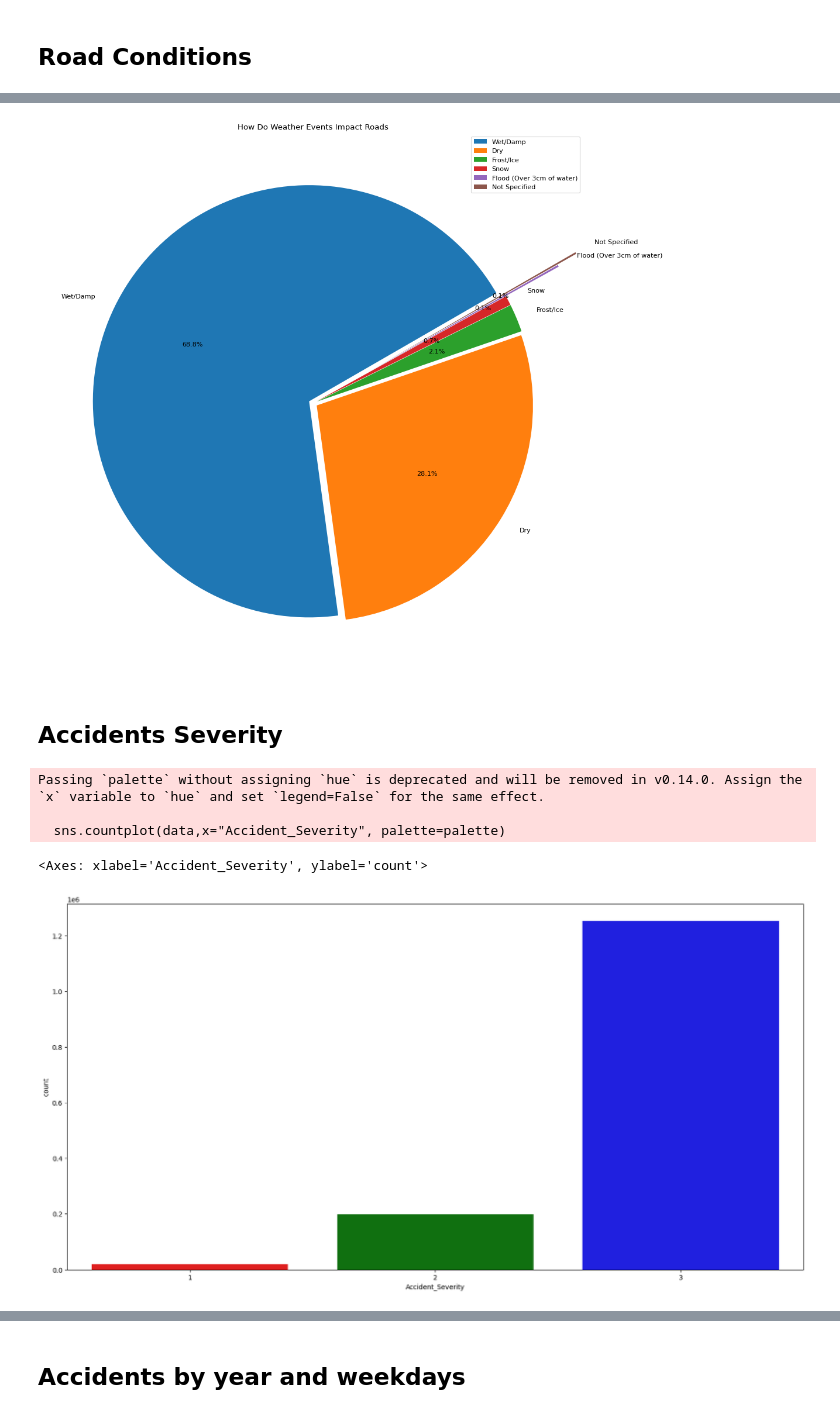
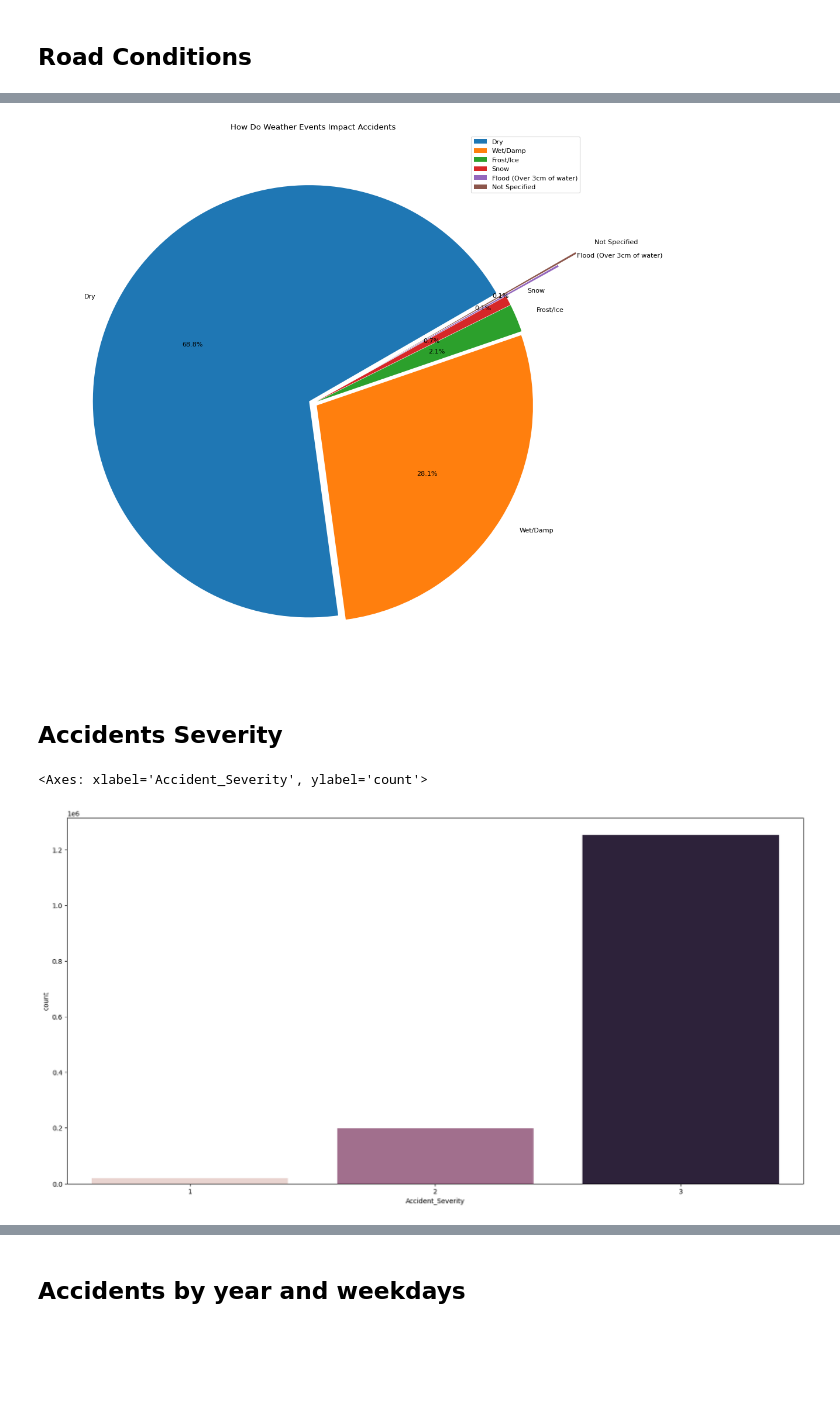
Before and after one commit to kdrercn/UK_accidents, a Jupyter notebook: accidents_visualizations.ipynb, the cells around one changed output, grey strips where cells are left out. Cells and saved outputs as stored; diff of their text form; code cells hidden in the pictures; blank space fills up the shorter version.

```diff
--- a/accidents_visualizations.ipynb
+++ b/accidents_visualizations.ipynb
@@ -84,24 +69,41 @@ The palette list has fewer values (5) than needed (6) and will cycle, which may
 # %%
 road_cond = data["Road_Surface_Conditions"].value_counts()
-road_cond_arr = data["Road_Surface_Conditions"].unique()
-road_num_acc_arr = road_cond.values
 
-figure(figsize=(15, 15), dpi=80)
-plt.pie(road_num_acc_arr, labels = road_cond_arr, colors = sns.color_palette(),startangle = 30,textprops={'size': 'medium'},explode=(0.02,0.02,0.02,0.02,0.3,0.4),autopct="%1.1f%%")
+figure(
+    figsize=(15, 15),
+    dpi=80)
+
+plt.pie(
+    road_cond.values,
+    labels = road_cond.index,
+    colors = sns.color_palette(),
+    startangle = 30,
+    textprops={'size': 'medium'},
+    explode=(0.02,0.02,0.02,0.02,0.3,0.4),
+    autopct="%1.1f%%")
 plt.legend()
-plt.title("How Do Weather Events Impact Roads")
+plt.title("How Do Weather Events Impact Accidents")
 plt.show()
 # %% [output]
-[figure, old version]
+[figure, new version]
 # %% [markdown]
 ## Accidents Severity
+# %%
+mappings = {
+    1:"Killed",
+    2:"Serious",
+    3:"Slight"
+}
+data_copy = data.copy()
+
+data_copy['Accident_Severity_Index'] = data_copy["Accident_Severity"].map(mappings)
 # %%
 plt.figure(figsize=(20,10))
-palette = ["r","g","b","orange","purple"]
-sns.countplot(data,x="Accident_Severity", palette=palette)
+sns.countplot(
+    data_copy,
+    x="Accident_Severity",
+    hue="Accident_Severity",
+    legend=False)
 # %% [output]
-Passing `palette` without assigning `hue` is deprecated and will be removed in v0.14.0. Assign the `x` variable to `hue` and set `legend=False` for the same effect.
-
-  sns.countplot(data,x="Accident_Severity", palette=palette)
+<Axes: xlabel='Accident_Severity', ylabel='count'>
-<Axes: xlabel='Accident_Severity', ylabel='count'>
-[figure, old version]
+[figure, new version]
```
Also changed, not shown: parts of 11 cells of this notebook, 7 other files.
